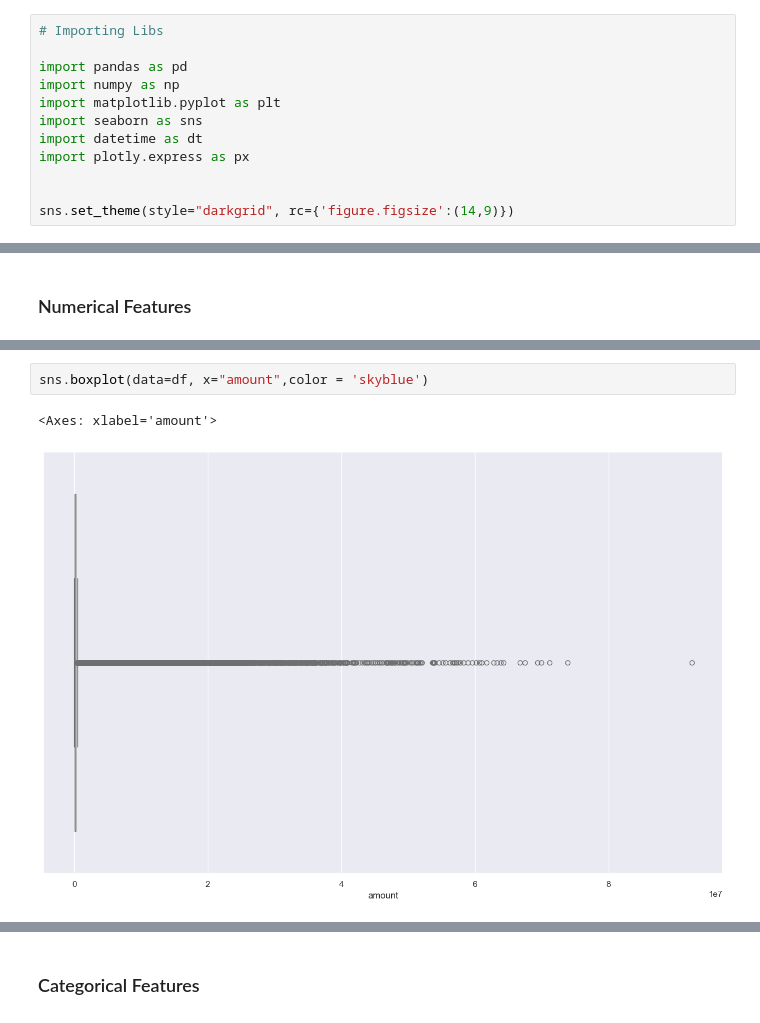
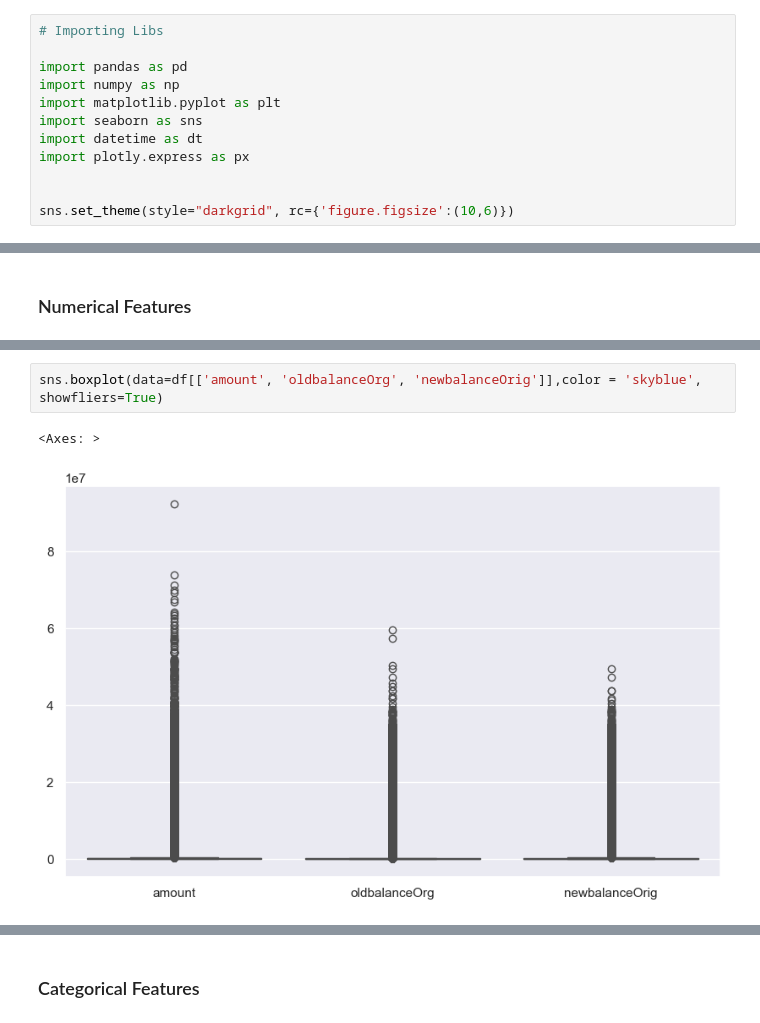
Before and after one commit to elaragao/Portifolio, a Jupyter notebook: Fraud Detection/EDA_Analysis.ipynb, the cells around one changed output, grey strips where cells are left out. Cells and saved outputs as stored; diff of their text form.

```diff
--- a/Fraud Detection/EDA_Analysis.ipynb
+++ b/Fraud Detection/EDA_Analysis.ipynb
@@ -13,7 +13,7 @@ import datetime as dt
 import plotly.express as px
 
 
-sns.set_theme(style="darkgrid", rc={'figure.figsize':(14,9)})
+sns.set_theme(style="darkgrid", rc={'figure.figsize':(10,6)})
 # %% [markdown]
 ## Getting the DataFrame
 # %%
@@ -200,5 +161,5 @@ plt.show()
 # %%
-sns.boxplot(data=df, x="amount",color = 'skyblue')
+sns.boxplot(data=df[['amount', 'oldbalanceOrg', 'newbalanceOrig']],color = 'skyblue', showfliers=True)
 # %% [output]
-<Axes: xlabel='amount'>
+<Axes: >
-[figure, old version]
+[figure, new version]
```
Also changed, not shown: parts of 63 cells of this notebook.
